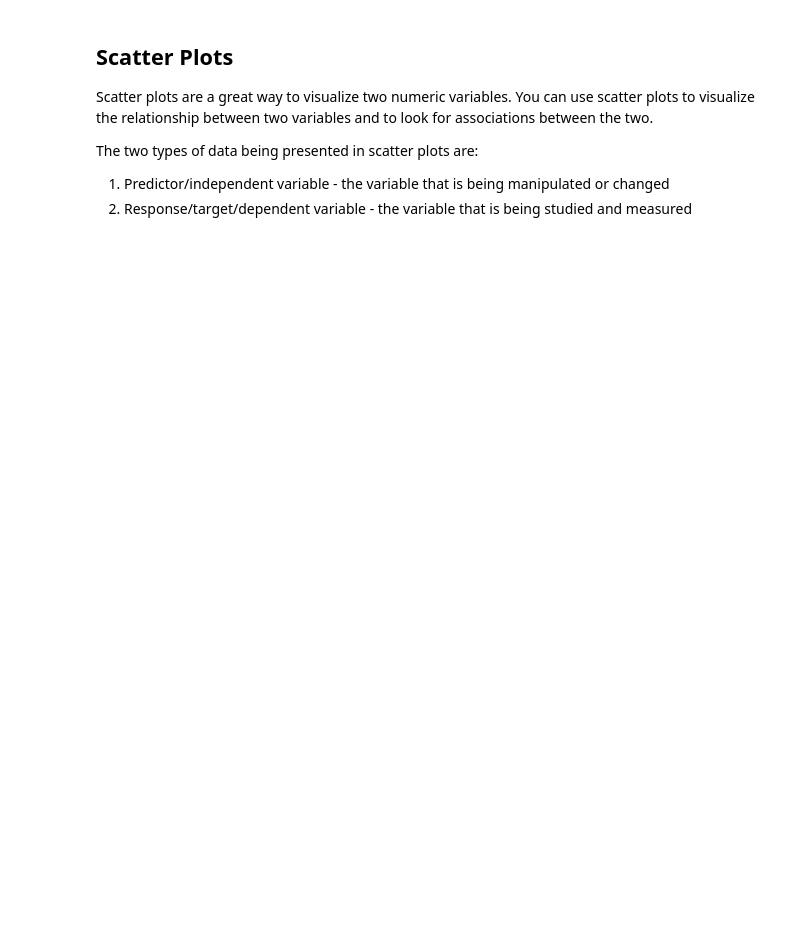
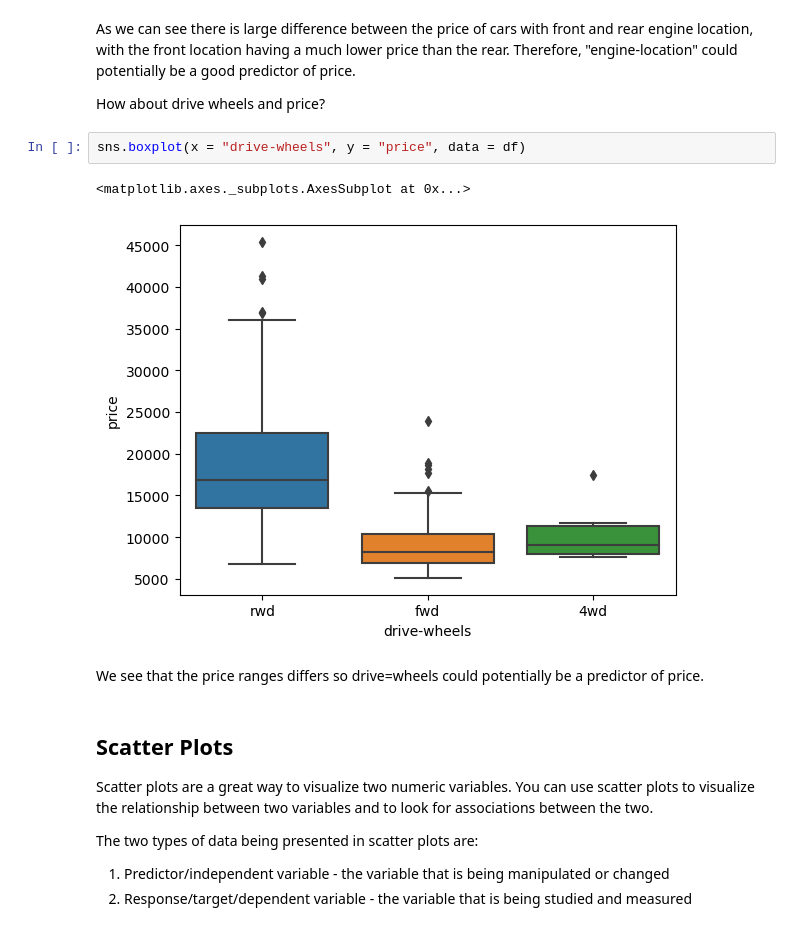
Before and after one commit to sakwensivie/Data_Science_Training, a Jupyter notebook: 02-Data_analysis_fundamentals/02-Exploratory_data_analysis/01-Descriptive-statistics.ipynb, the cells around one changed output. Cells and saved outputs as stored; diff of their text form; blank space fills up the shorter version.

```diff
--- a/02-Data_analysis_fundamentals/02-Exploratory_data_analysis/01-Descriptive-statistics.ipynb
+++ b/02-Data_analysis_fundamentals/02-Exploratory_data_analysis/01-Descriptive-statistics.ipynb
@@ -24,3 +157,14 @@ Box plots are a great way to visualize the distribution of a variable. They are
+# %% [markdown]
+As we can see there is large difference between the price of cars with front and rear engine location, with the front location having a much lower price than the rear. Therefore, "engine-location" could potentially be a good predictor of price.
+
+How about drive wheels and price?
+# %%
+sns.boxplot(x = "drive-wheels", y = "price", data = df)
+# %% [output]
+<matplotlib.axes._subplots.AxesSubplot at 0x...>
+[figure, added]
+# %% [markdown]
+We see that the price ranges differs so drive=wheels could potentially be a predictor of price.
 # %% [markdown]
 ## Scatter Plots
 
```
Also changed, not shown: parts of 31 cells of this notebook, 3 other files.
